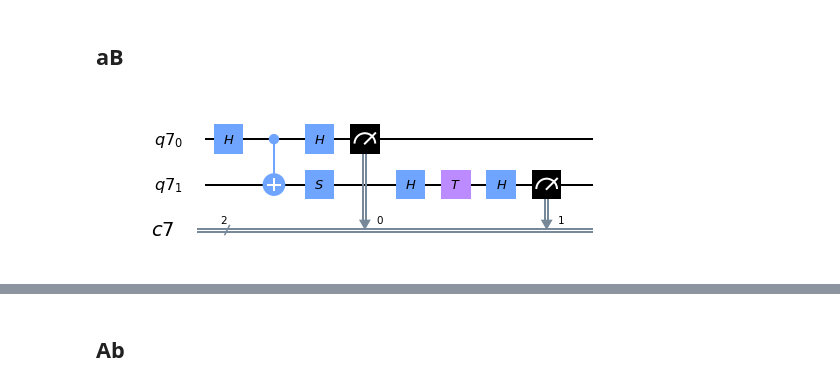
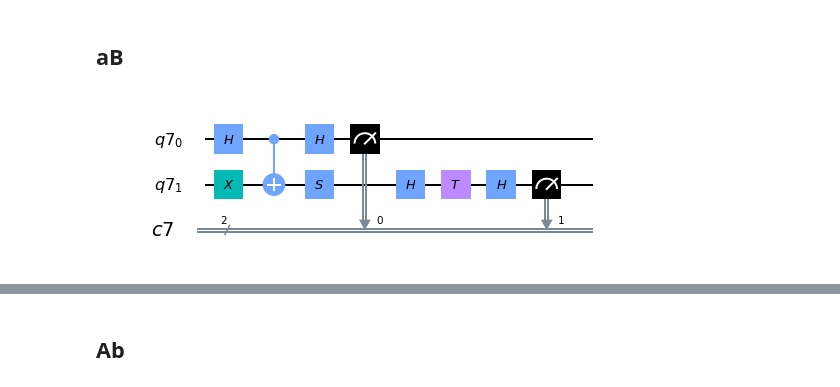
Before and after one commit to parton-quark/widecamp2019f, a Jupyter notebook: CHSH_widecamp.ipynb, the cells around one changed output, grey strips where cells are left out. Saved outputs shown, nothing was run; the diff lists cells and outputs as text; code cells hidden in the pictures.

```diff
--- a/CHSH_widecamp.ipynb
+++ b/CHSH_widecamp.ipynb
@@ -179,13 +180,13 @@ print(AB)
 # %%
 q = QuantumRegister(2)
 c = ClassicalRegister(2)
 qc = QuantumCircuit(q,c)
-make_psiplus(q[0],q[1])
+make_phi_plus(q[0],q[1])
 a_basis(q[0],c[0])
 B_basis(q[1],c[1])
 qc.draw(output='mpl')
 # %% [output]
-[figure, old version]
+[figure, new version]
 # %%
 backend = Aer.get_backend('qasm_simulator')
 job = execute(qc, backend, shots=1000)
```
Also changed, not shown: parts of 15 cells of this notebook.
